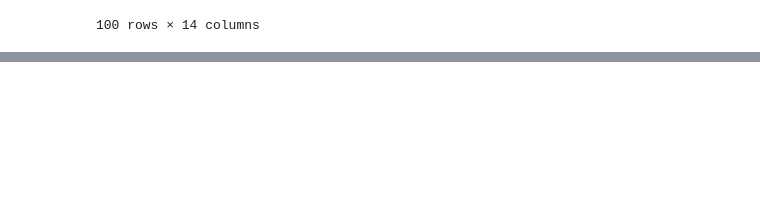
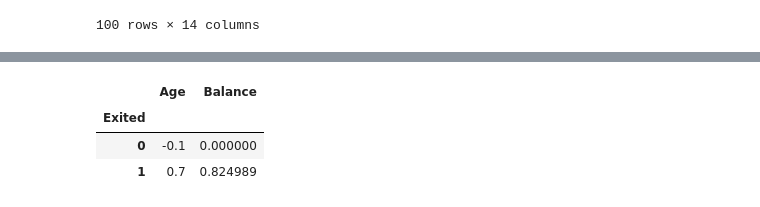
Before and after one commit to marcgloaguen/playgroundseries_s4e1, a Jupyter notebook: GridSearch/XGBoost.ipynb, the cells around one changed output, grey strips where cells are left out. Cells and saved outputs as stored; diff of their text form; code cells hidden in the pictures; blank space fills up the shorter version.

```diff
--- a/GridSearch/XGBoost.ipynb
+++ b/GridSearch/XGBoost.ipynb
@@ -27,3 +77,5 @@ train.drop_duplicates(inplace=True)
+# %%
+train.drop_duplicates(inplace=True)
 # %%
 X = train.drop(columns='Exited')
 y = train.Exited
@@ -180,0 +336,7 @@ pd.DataFrame(grid.cv_results_).sort_values('rank_test_score')
+# %%
+train.groupby('Exited').agg({'Age':'median','Balance':'median'})
+# %% [output]
+|  | Age | Balance |
+| Exited |  |  |
+| 0 | -0.1 | 0.000000 |
+| 1 | 0.7 | 0.824989 |
```
Also changed, not shown: parts of 26 cells of this notebook.
